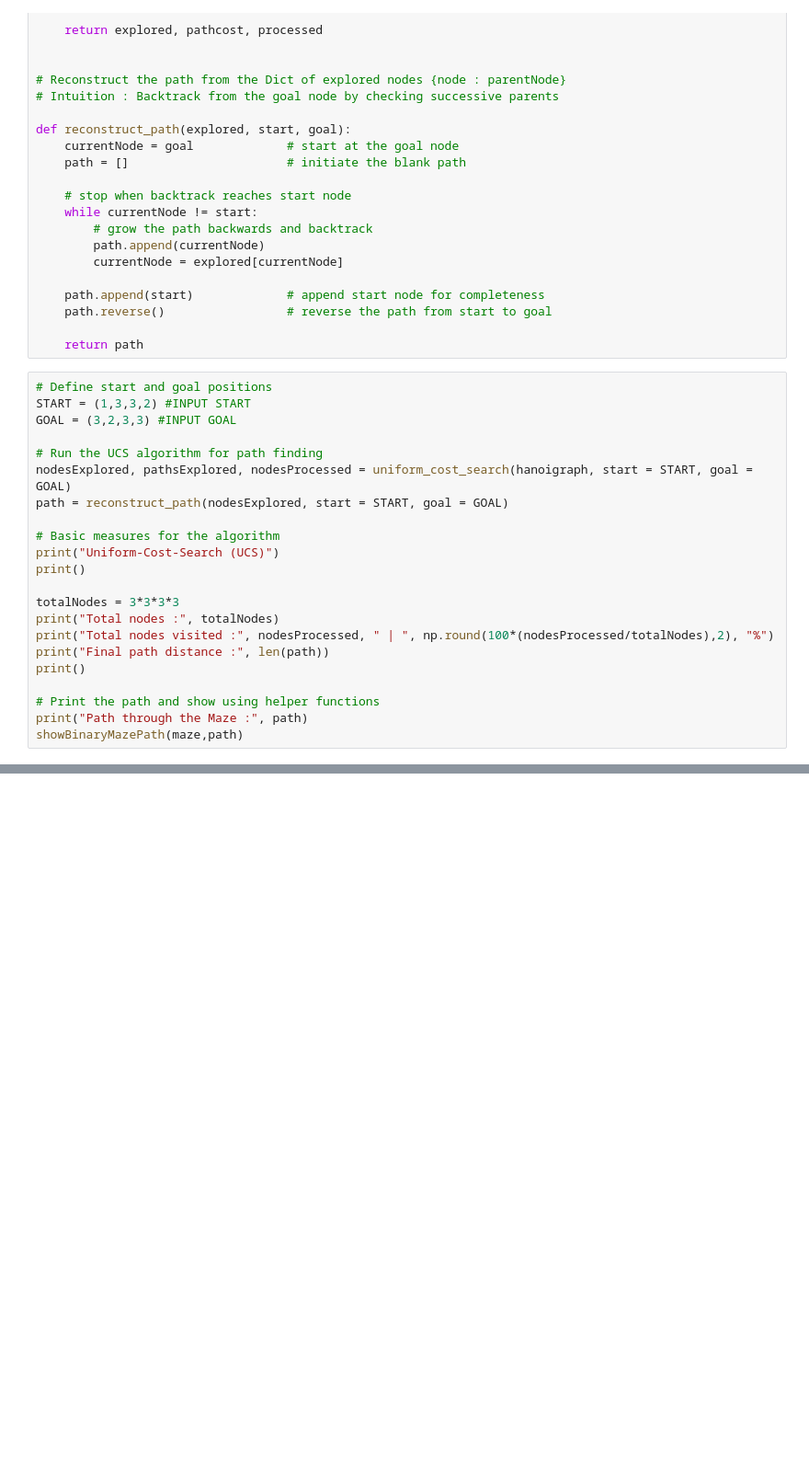
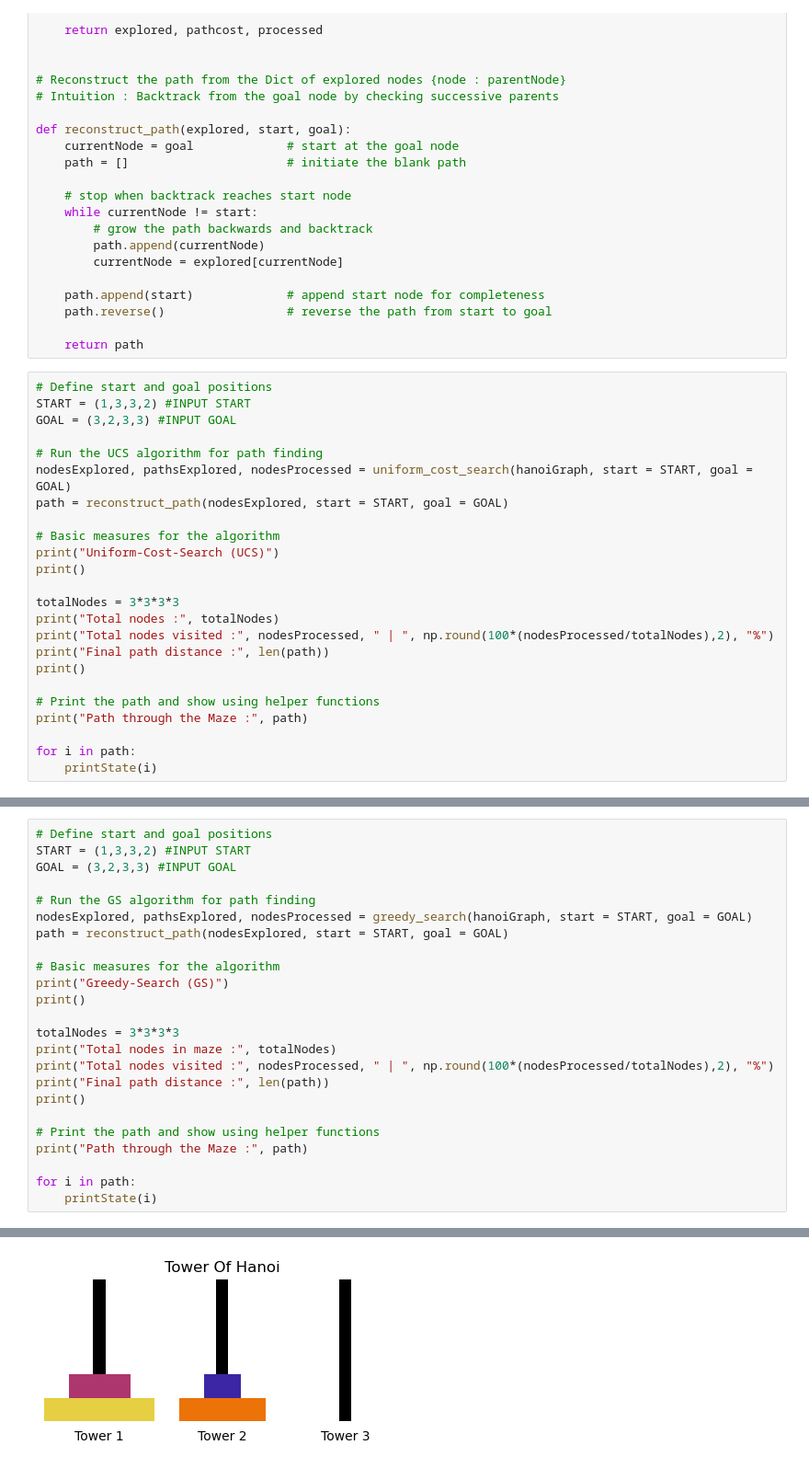
Before and after one commit to Iain-Lim/SC1015, a Jupyter notebook: Lab_8/Our_Hanoi.ipynb, the cells around one changed output, grey strips where cells are left out. Shown at 92% size. Drawn from its saved outputs; the diff is of its cells as text; blank space fills up the shorter version.

Commit message:
Implemented Greedy Search

```diff
--- a/Lab_8/Our_Hanoi.ipynb
+++ b/Lab_8/Our_Hanoi.ipynb
@@ -456,7 +456,7 @@ START = (1,3,3,2) #INPUT START
 GOAL = (3,2,3,3) #INPUT GOAL
 
 # Run the UCS algorithm for path finding
-nodesExplored, pathsExplored, nodesProcessed = uniform_cost_search(hanoigraph, start = START, goal = GOAL)
+nodesExplored, pathsExplored, nodesProcessed = uniform_cost_search(hanoiGraph, start = START, goal = GOAL)
 path = reconstruct_path(nodesExplored, start = START, goal = GOAL)
 
 # Basic measures for the algorithm
@@ -471,4 +471,6 @@ print()
 
 # Print the path and show using helper functions
 print("Path through the Maze :", path)
-showBinaryMazePath(maze,path)
+
+for i in path:
+    printState(i)
@@ -474,0 +586,25 @@ showBinaryMazePath(maze,path)
+# %%
+# Define start and goal positions
+START = (1,3,3,2) #INPUT START
+GOAL = (3,2,3,3) #INPUT GOAL
+
+# Run the GS algorithm for path finding
+nodesExplored, pathsExplored, nodesProcessed = greedy_search(hanoiGraph, start = START, goal = GOAL)
+path = reconstruct_path(nodesExplored, start = START, goal = GOAL)
+
+# Basic measures for the algorithm
+print("Greedy-Search (GS)")
+print()
+
+totalNodes = 3*3*3*3
+print("Total nodes in maze :", totalNodes)
+print("Total nodes visited :", nodesProcessed, " | ", np.round(100*(nodesProcessed/totalNodes),2), "%")
+print("Final path distance :", len(path))
+print()
+
+# Print the path and show using helper functions
+print("Path through the Maze :", path)
+
+for i in path:
+    printState(i)
+# %% [output]
@@ -474,0 +622 @@ showBinaryMazePath(maze,path)
+[figure, added]
```
Also changed, not shown: parts of 7 cells of this notebook.
